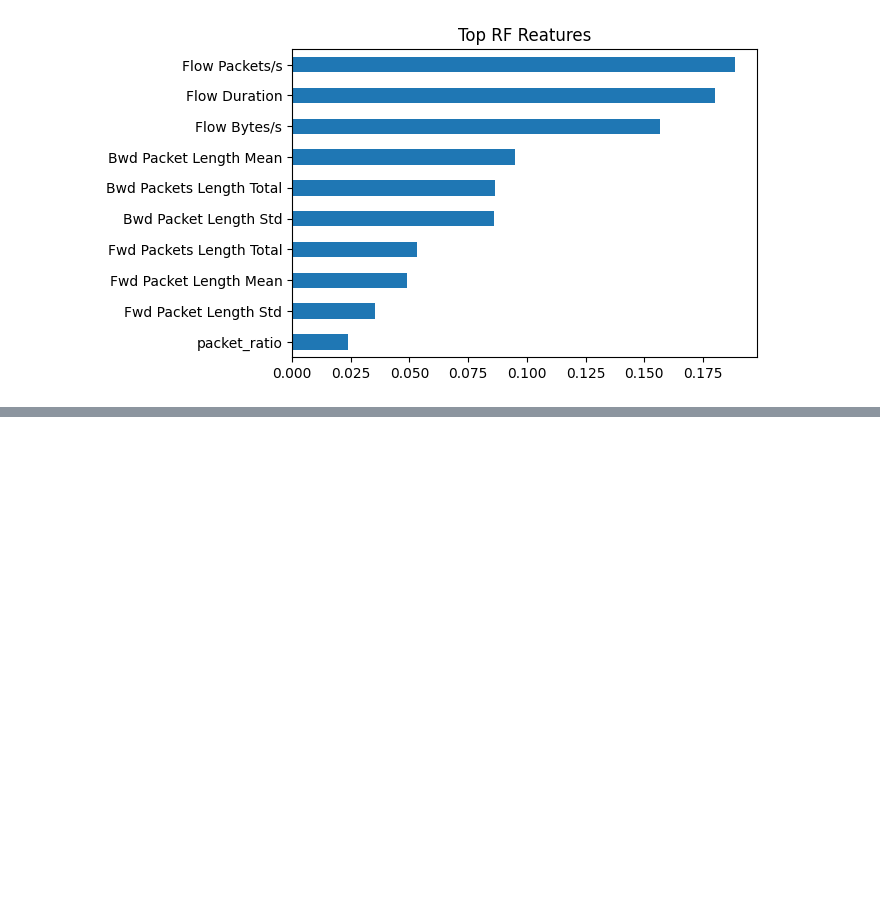
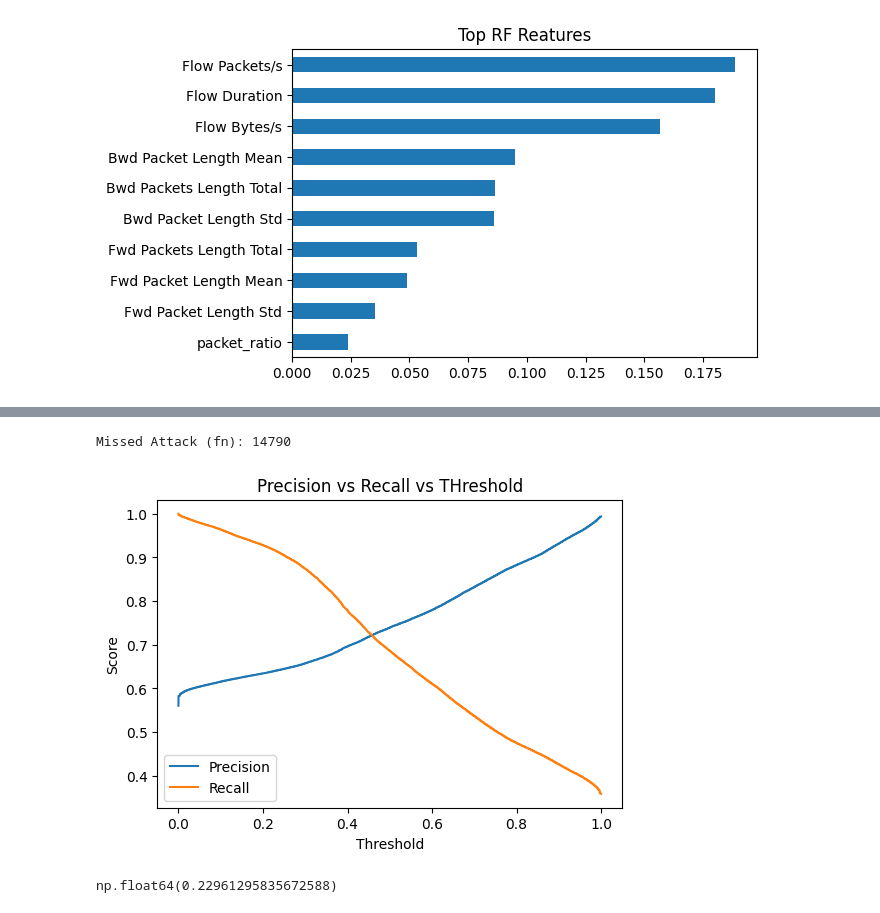
Before and after one commit to Vivek8840/ml-cyber-threat-detection, a Jupyter notebook: notebooks/01_data_exploration.ipynb, the cells around one changed output, grey strips where cells are left out. Saved outputs shown, nothing was run; the diff lists cells and outputs as text; code cells hidden in the pictures; blank space fills up the shorter version.

Commit message:
Best Model Selected with important features

```diff
--- a/notebooks/01_data_exploration.ipynb
+++ b/notebooks/01_data_exploration.ipynb
@@ -388,3 +388,5 @@ imp.tail(10).plot(kind="barh",title="Top RF Reatures")
 plt.show()
 # %% [output]
 [figure]
+# %%
+y_prob = rf.predict_proba(x_test)[:,1]
@@ -390,0 +416,26 @@ plt.show()
+# %%
+cm=confusion_matrix(y_test,y_pred_custom)
+fn=cm[1][0]
+print("Missed Attack (fn):",fn)
+# %% [output]
+Missed Attack (fn): 14790
+# %%
+from sklearn.metrics import precision_recall_curve
+precision,recall,thresholds=precision_recall_curve(y_test,y_prob)
+plt.figure(figsize=(6,4))
+plt.plot(thresholds,precision[:-1],label="Precision")
+plt.plot(thresholds,recall[:-1],label="Recall")
+plt.xlabel("Threshold")
+plt.ylabel("Score")
+plt.legend()
+plt.title("Precision vs Recall vs THreshold")
+plt.show()
+# %% [output]
+[figure, added]
+# %%
+f1_scores=2*(precision*recall)/(precision+recall+1e-10)
+best_idx=f1_scores.argmax()
+best_threshold=thresholds[best_idx]
+best_threshold
+# %% [output]
+np.float64(0.22961295835672588)
```
Also changed, not shown: parts of 24 cells of this notebook.
